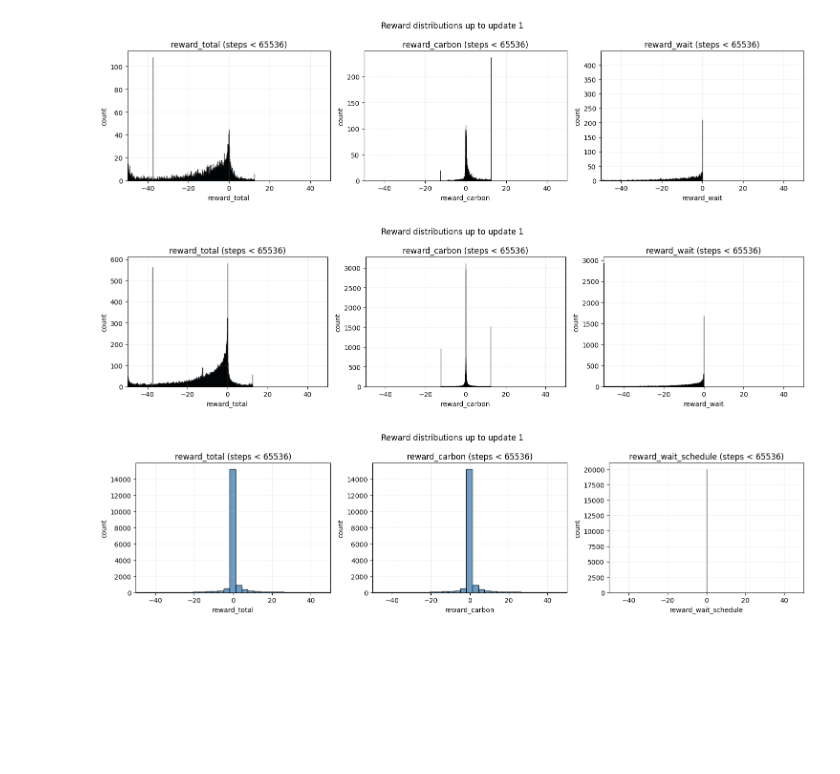
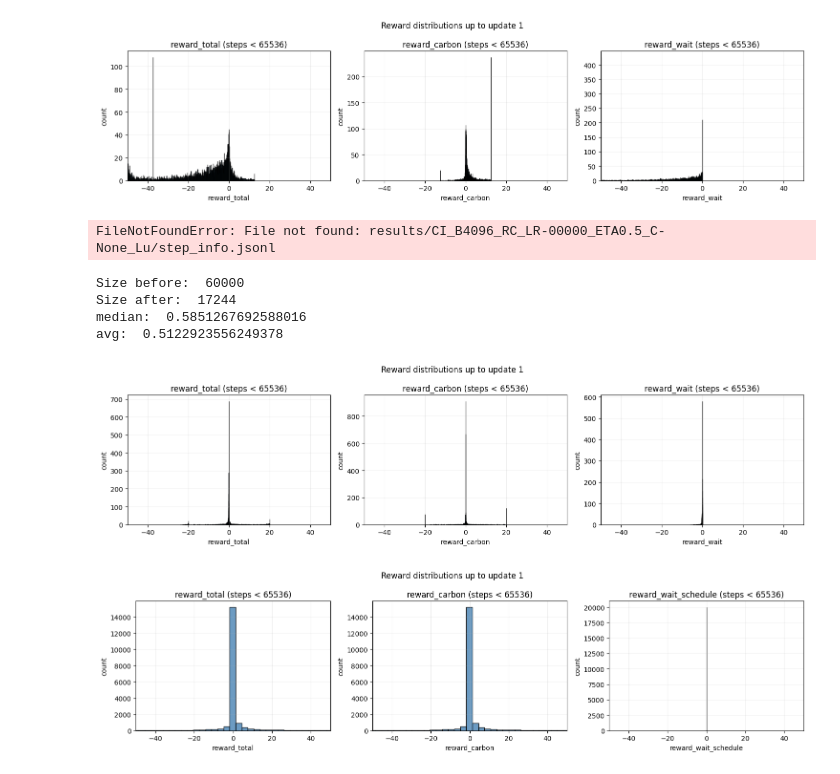
Before and after one commit to dadyownes15/green-hpc-scheduler, a Jupyter notebook: reward_analysis.ipynb, the cells around one changed output. Cells and saved outputs as stored; diff of their text form; code cells hidden in the pictures; blank space fills up the shorter version.

```diff
--- a/reward_analysis.ipynb
+++ b/reward_analysis.ipynb
@@ -118,10 +118,35 @@ fig.show()
 # Example usage:
 df = load_step_info('results/CI_B4096_RC_LR-00000_ETA0.5_C-None_Lu', 'step_info.jsonl')
 df = df[df['reward_total'] != 0]
+df['procent_carbon'] = df['reward_carbon']/df['reward_total']
 fig = plot_reward_histograms(df, step_size=65536, update_index=1, x_min=-50, x_max=50)
 fig.show()
 # %% [output]
-[figure, removed]
+FileNotFoundError: File not found: results/CI_B4096_RC_LR-00000_ETA0.5_C-None_Lu/step_info.jsonl
+# %%
+# Example usage:
+df = load_step_info('results/CI_B8192_RC_LR-00003_ETA0.5_C-None_Lu')
+print("Size before: ", df.size)
+df = df[df['reward_total'] != 0]
+print("Size after: ", df.size)
+df['abs_carbon'] = df['reward_carbon']**2
+df['abs_wait'] = df['reward_wait']**2
+df['abs_reward'] = df['abs_carbon'] + df['abs_wait']
+df['abs_carbon_procent'] =df['abs_carbon'] / df['abs_reward']
+
+
+print("median: ", df['abs_carbon_procent'].median())
+print("avg: ", df['abs_carbon_procent'].mean())
+# %% [output]
+Size before:  60000
+Size after:  17244
+median:  0.5851267692588016
+avg:  0.5122923556249378
+# %%
+fig = plot_reward_histograms(df, step_size=65536, update_index=1, x_min=-50, x_max=50)
+fig.show()
+# %% [output]
+[figure, added]
 # %%
 # Example usage:
 df = load_step_info('results/CI_B4096_RC_LR-00000_ETA0.0_C-None_Lu', 'step_info.jsonl')
```
Also changed, not shown: 10 other files.
